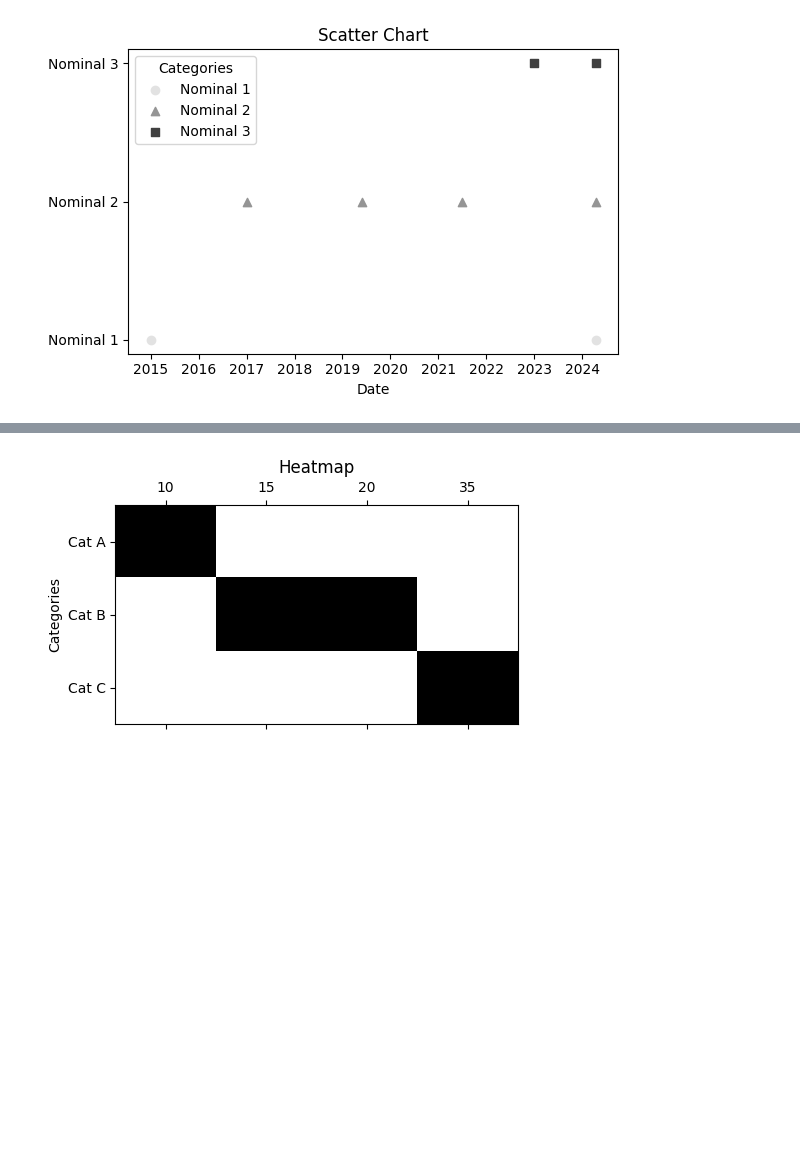
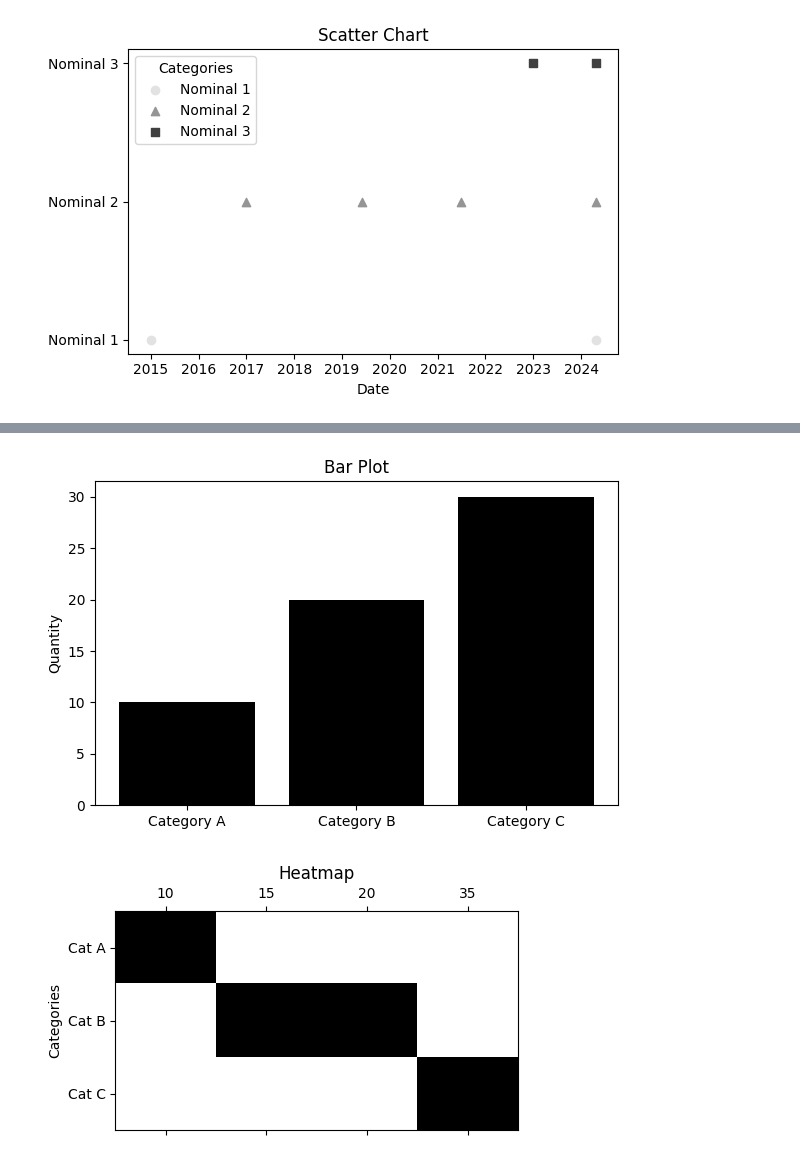
Before and after one commit to layik/dynairxvis, a Jupyter notebook: notebooks/get_started.ipynb, the cells around one changed output, grey strips where cells are left out. Drawn from its saved outputs; the diff is of its cells as text; code cells hidden in the pictures; blank space fills up the shorter version.

```diff
--- a/notebooks/get_started.ipynb
+++ b/notebooks/get_started.ipynb
@@ -35,3 +40,7 @@ plot.scatter(categories, values=values, mode='scatter')
+# %%
+plot.scatter(categories, values=values, mode='bar')
+# %% [output]
+[figure, added]
 # %%
 categories = ['Cat A', 'Cat B', 'Cat C']
 values = [10, [15, 20], 35]
```
Also changed, not shown: parts of 3 cells of this notebook, 4 other files.
